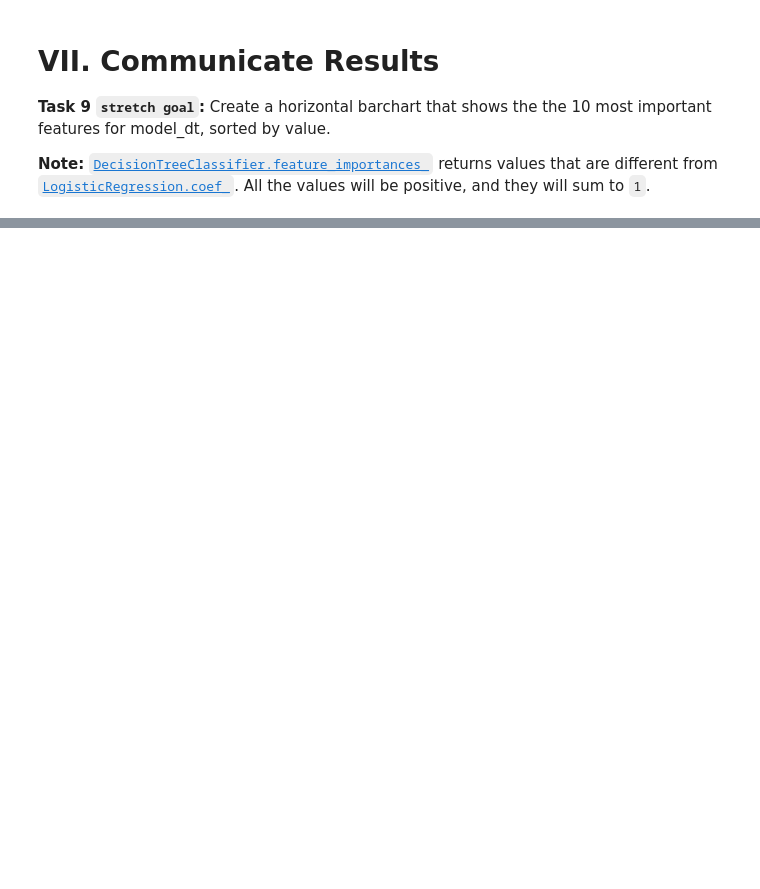
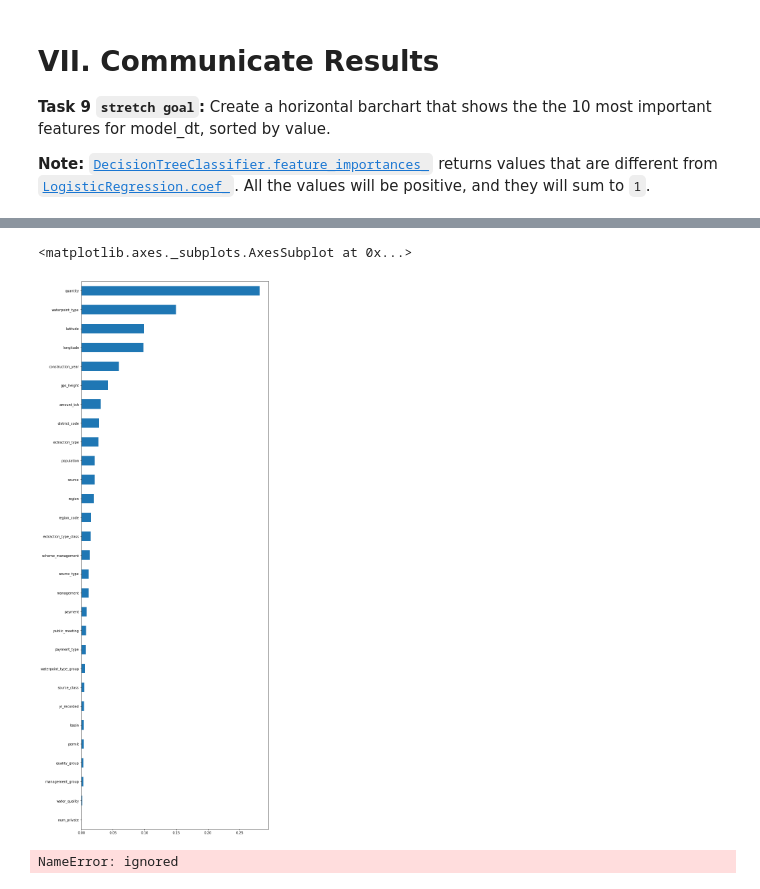
Before and after one commit to write2nk/DS-Unit-2-Kaggle-Challenge, a Jupyter notebook: module1-decision-trees/LS_DS_221_assignments.ipynb, the cells around one changed output, grey strips where cells are left out. Cells and saved outputs as stored; diff of their text form; code cells hidden in the pictures; blank space fills up the shorter version.

```diff
--- a/module1-decision-trees/LS_DS_221_assignments.ipynb
+++ b/module1-decision-trees/LS_DS_221_assignments.ipynb
@@ -176,7 +146,7 @@ from sklearn.impute import SimpleImputer
 from sklearn.tree import DecisionTreeClassifier
 # %%
 model_dt = make_pipeline(
-    ce.OrdinalEncoder(),
+    OrdinalEncoder(),
     SimpleImputer(),
     DecisionTreeClassifier()
 )
@@ -221,7 +173,7 @@ Validation Accuracy Score: 0.7502525252525253
 # Use this cell to experiment and then change
 # your model hyperparameters in Task 6
 model_dt2 = make_pipeline(
-    ce.OneHotEncoder(),
+    OrdinalEncoder(),
     SimpleImputer(strategy = 'mean'),
     DecisionTreeClassifier(min_samples_leaf = 20, random_state = 42)
 )
@@ -244,10 +196,8 @@ Validation Accuracy Score: 0.7712121212121212
 **Note:** [`DecisionTreeClassifier.feature_importances_`](https://scikit-learn.org/stable/modules/generated/sklearn.tree.DecisionTreeClassifier.html?highlight=decisiontreecla#sklearn.tree.DecisionTreeClassifier.feature_importances_) returns values that are different from [`LogisticRegression.coef_`](https://scikit-learn.org/stable/modules/generated/sklearn.linear_model.LogisticRegression.html). All the values will be positive, and they will sum to `1`.
 # %%
 #Get the feature importance of the decision tree model
-#model = model_dt.named_steps['decisiontreeclassifier']
+model = model_dt2.named_steps['decisiontreeclassifier']
 #feat_names = model_dt.named_steps['ordinalencoder'].get_feature_names()
 
-encoder = model_dt2.named_steps['onehotencoder']
-encoded_columns = encoder.transform(X_val).columns
-pd.Series(model_dt2.feature_importances_, encoded_columns)
+model.feature_importances_
 # %% [output]
@@ -254,0 +212,5 @@ AttributeError: ignored
+# %%
+encoder = model_dt2.named_steps['ordinalencoder']
+encoded_columns = encoder.transform(X_val).columns
+feat_importance = pd.Series(model.feature_importances_, encoded_columns)
+feat_importance
@@ -255,6 +235,15 @@ AttributeError: ignored
+# %%
+import matplotlib.pyplot as plt
+plt.figure(figsize = (10, 30))
+feat_importance.sort_values().plot.barh()
+# %% [output]
+<matplotlib.axes._subplots.AxesSubplot at 0x...>
+[figure, added]
 # %%
 #Make prediction for Kaggle project submission
 y_pred = model_dt.predict(X_test)
+# %% [output]
+NameError: ignored
 # %%
 submission = pd.DataFrame(y_pred, columns = ['Status_group'], index = test.index)
 submission.head()
```
Also changed, not shown: parts of 18 cells of this notebook.
